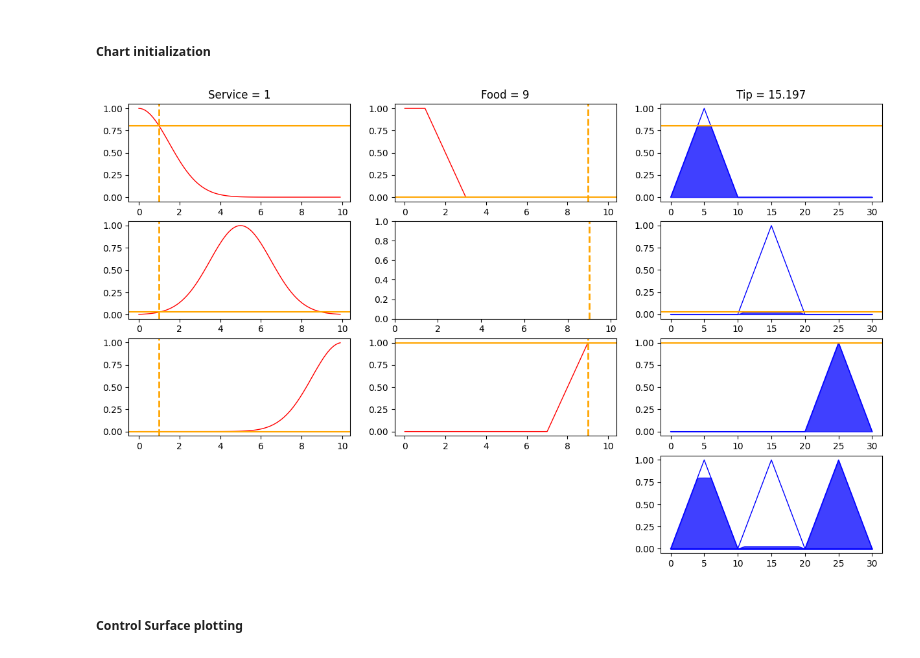
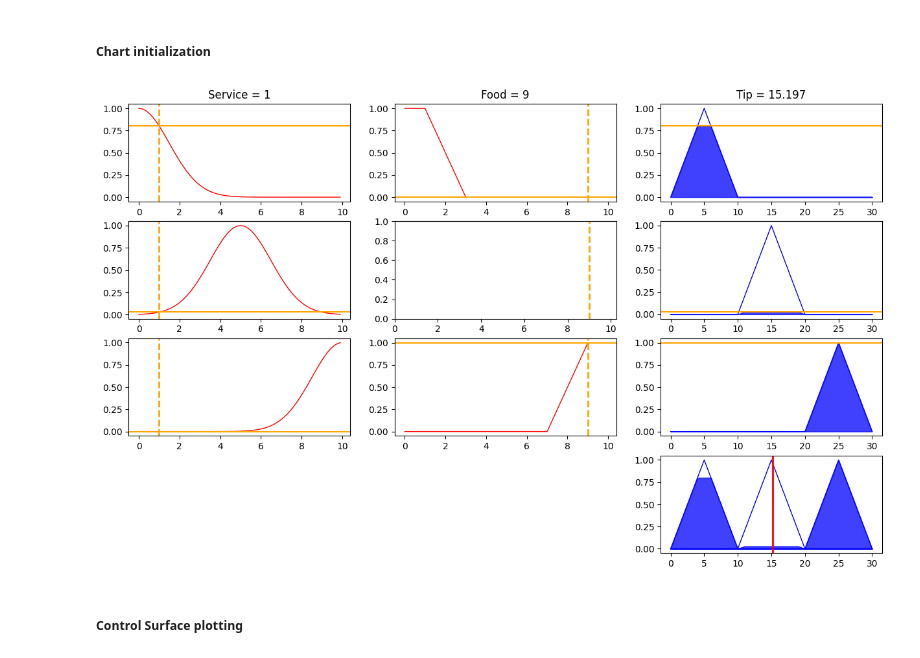
Before and after one commit to whoiam-bat/computation-intelligence, a Jupyter notebook: lab-1/fis-tips.ipynb, the cells around one changed output. Saved outputs shown, nothing was run; the diff lists cells and outputs as text; code cells hidden in the pictures.

Commit message:
Displayed computed Tip on the chart

```diff
--- a/lab-1/fis-tips.ipynb
+++ b/lab-1/fis-tips.ipynb
@@ -151,34 +151,37 @@ axis[1, 2].fill_between(tip.universe, 0, np.minimum(tip['average'].mf, tip_inter
 
 
 
 # ================= Third rule MFs plotting =================
 axis[2, 0].plot(service.universe, service['good'].mf, 'r', linewidth=1)
 axis[2, 0].axvline(x=service_tipping_val, ymin=0, ymax=1, color='orange', linestyle='--', linewidth=2)
 axis[2, 0].axhline(y=service_intersection_val3, xmin=0, xmax=11, color='orange')
 
 axis[2, 1].plot(food.universe, food['delicious'].mf, 'r', linewidth=1)
 axis[2, 1].axvline(x=food_tipping_val, ymin=0, ymax=1, color='orange', linestyle='--', linewidth=2)
 axis[2, 1].axhline(y=food_interception_val3, xmin=0, xmax=11, color='orange')
 
 axis[2, 2].plot(tip.universe, tip['high'].mf, 'b', linewidth=1)
 axis[2, 2].axhline(y=tip_intersection_val3, xmin=0, xmax=11, color='orange')
 axis[2, 2].fill_between(tip.universe, 0, np.minimum(tip['high'].mf, tip_intersection_val3), color='blue', alpha=0.75)
 
 
 
 # ================= Resulting MFs output plotting =================
 axis[3, 2].plot(tip.universe, tip['low'].mf, 'b', linewidth=1)
 axis[3, 2].fill_between(tip.universe, 0, np.minimum(tip['low'].mf, tip_intersection_val1), color='blue', alpha=0.75)
 
 axis[3, 2].plot(tip.universe, tip['average'].mf, 'b', linewidth=1)
 axis[3, 2].fill_between(tip.universe, 0, np.minimum(tip['average'].mf, tip_intersection_val2), color='blue', alpha=0.75)
 
 axis[3, 2].plot(tip.universe, tip['high'].mf, 'b', linewidth=1)
 axis[3, 2].fill_between(tip.universe, 0, np.minimum(tip['high'].mf, tip_intersection_val3), color='blue', alpha=0.75)
 
+# ================= Computed tip =================
+axis[3, 2].axvline(x=agregated_out, ymin=0, ymax=1, color='red', linewidth=2)
+
 plt.show()
 # %% [output]
-[figure, old version]
+[figure, new version]
 # %% [markdown]
 ##### Control Surface plotting
 # %%
```
